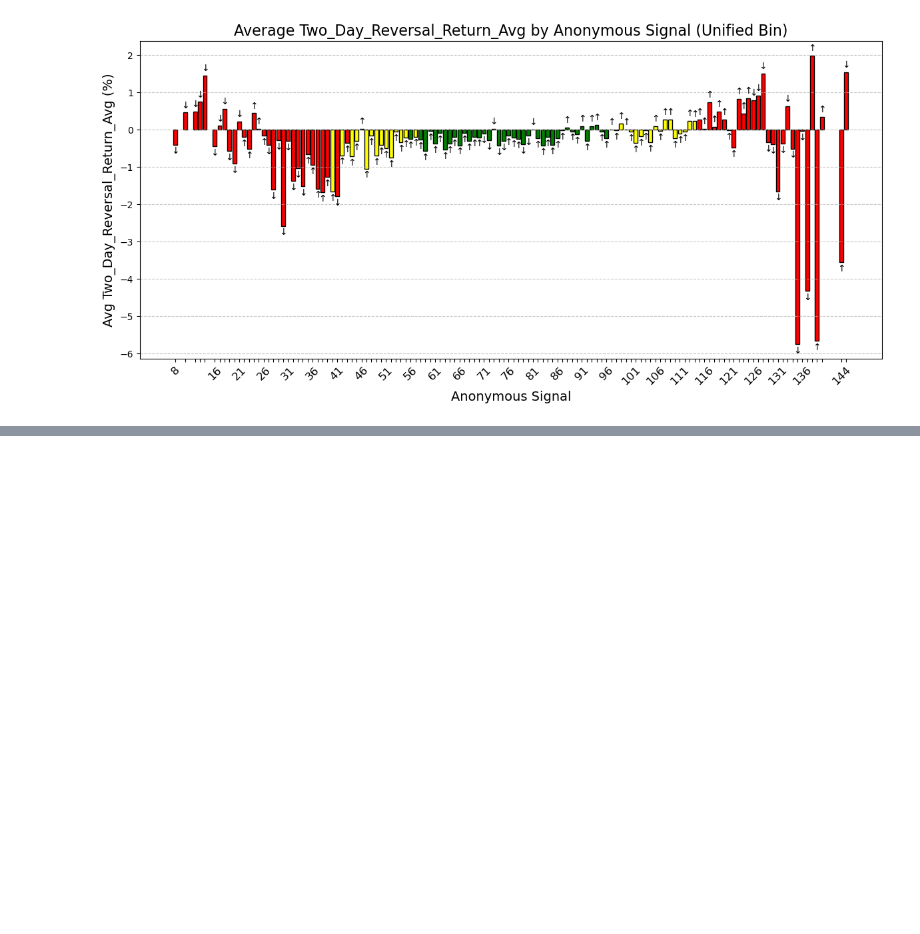
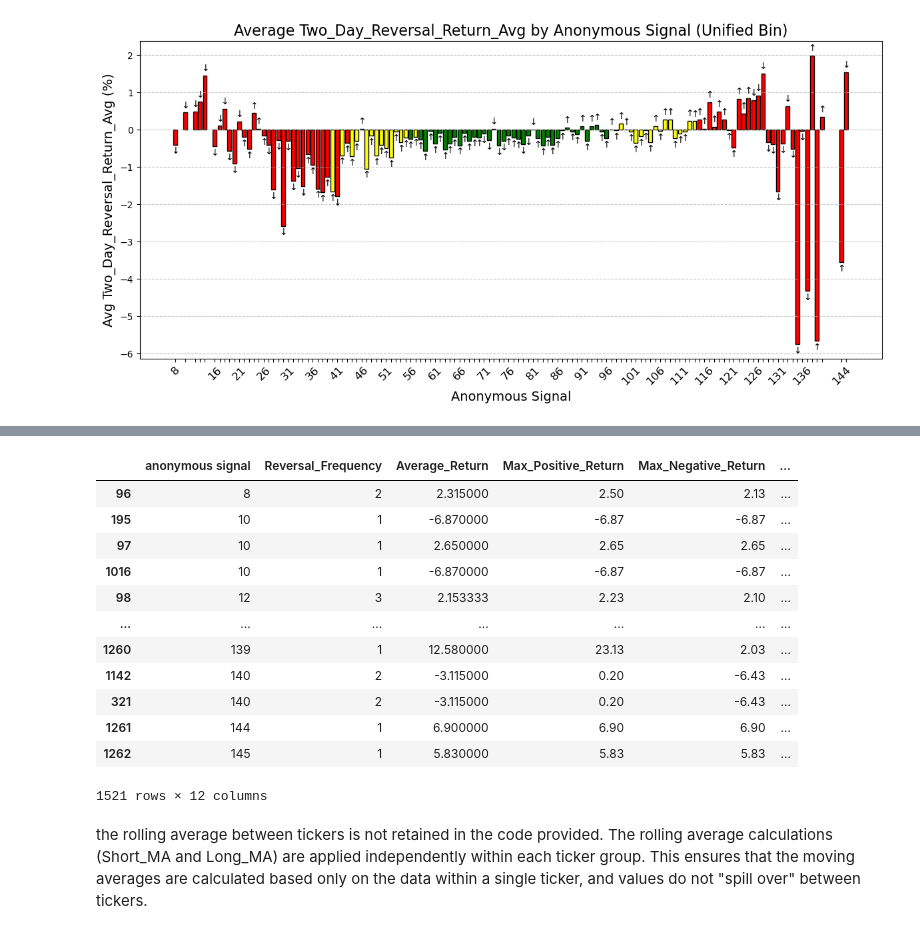
Before and after one commit to Matthew1172/IT-DA-Midterm, a Jupyter notebook: main.ipynb, the cells around one changed output, grey strips where cells are left out. Drawn from its saved outputs; the diff is of its cells as text; code cells hidden in the pictures; blank space fills up the shorter version.

```diff
--- a/main.ipynb
+++ b/main.ipynb
@@ -451,0 +479,19 @@ for return_column in return_columns:
+# %%
+df_combined_sorted = df_combined.sort_values(by='anonymous signal', ascending=True)  # Use ascending=False for descending order
+df_combined_sorted
+# %% [output]
+|  | anonymous signal | Reversal_Frequency | Average_Return | Max_Positive_Return | Max_Negative_Return | ... |
+| 96 | 8 | 2 | 2.315000 | 2.50 | 2.13 | ... |
+| 195 | 10 | 1 | -6.870000 | -6.87 | -6.87 | ... |
+| 97 | 10 | 1 | 2.650000 | 2.65 | 2.65 | ... |
+| 1016 | 10 | 1 | -6.870000 | -6.87 | -6.87 | ... |
+| 98 | 12 | 3 | 2.153333 | 2.23 | 2.10 | ... |
+| ... | ... | ... | ... | ... | ... | ... |
+| 1260 | 139 | 1 | 12.580000 | 23.13 | 2.03 | ... |
+| 1142 | 140 | 2 | -3.115000 | 0.20 | -6.43 | ... |
+| 321 | 140 | 2 | -3.115000 | 0.20 | -6.43 | ... |
+| 1261 | 144 | 1 | 6.900000 | 6.90 | 6.90 | ... |
+| 1262 | 145 | 1 | 5.830000 | 5.83 | 5.83 | ... |
+1521 rows × 12 columns
+# %% [markdown]
+the rolling average between tickers is not retained in the code provided. The rolling average calculations (Short_MA and Long_MA) are applied independently within each ticker group. This ensures that the moving averages are calculated based only on the data within a single ticker, and values do not "spill over" between tickers.
```
Also changed, not shown: parts of 17 cells of this notebook, 1 other file.
